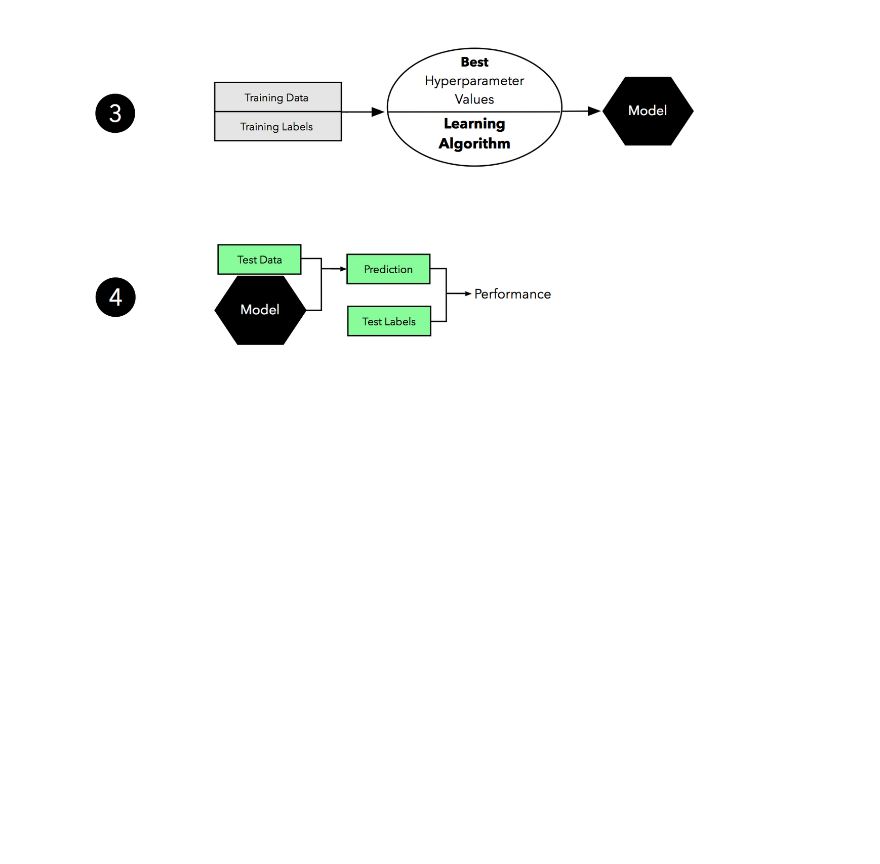
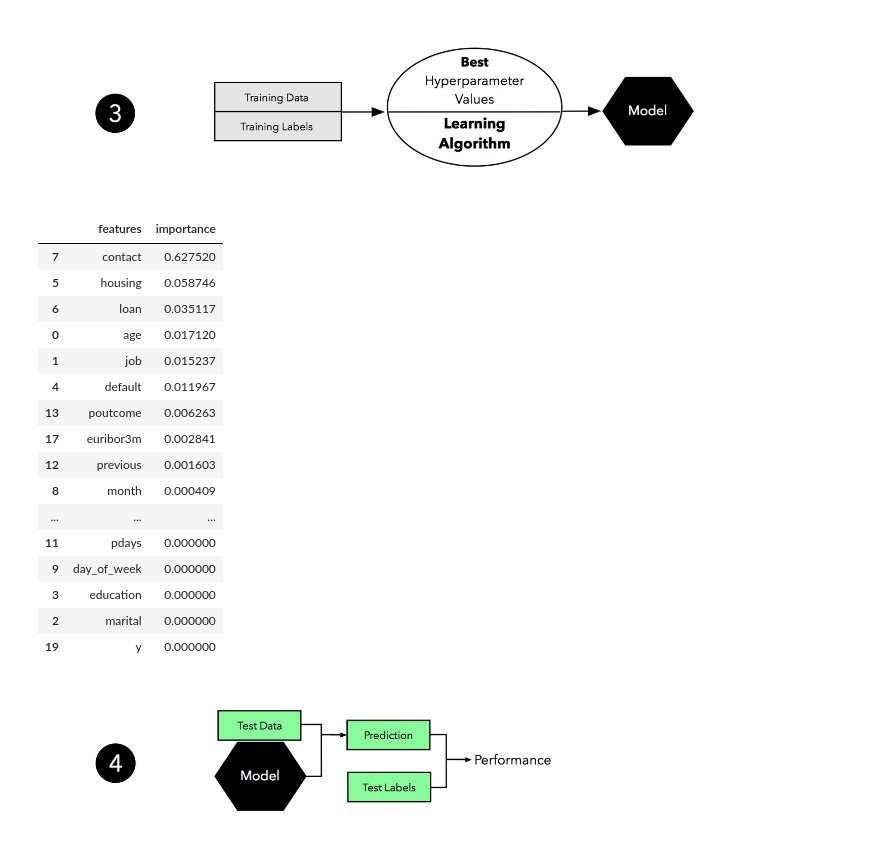
Before and after one commit to kwarodom/sidtechtalent, a Jupyter notebook: ML-Week3/Exercise/exercise.ipynb, the cells around one changed output. Saved outputs shown, nothing was run; the diff lists cells and outputs as text; code cells hidden in the pictures; blank space fills up the shorter version.

```diff
--- a/ML-Week3/Exercise/exercise.ipynb
+++ b/ML-Week3/Exercise/exercise.ipynb
@@ -109,7 +128,7 @@ Image(filename='images/ms_1.png', width=1000)
 from sklearn.model_selection import train_test_split
 
 X_train, X_test, y_train, y_test = \
-    train_test_split(X, y,
+    train_test_split(xData, y,
                      test_size=0.2,
                      stratify=y,
                      random_state=1)
@@ -132,3 +192,33 @@ SELECT BEST ESTIMATOR IN EACH ALGORITHM
+# %%
+"""
+SELECT BEST ESTIMATOR IN EACH ALGORITHM
+"""
+best_lr = gs_lr.best_estimator_
+best_dt = gs_dt.best_estimator_
+
+import numpy as np
+dt = gs_dt.best_estimator_.named_steps['decisiontreeclassifier']
+
+pd.DataFrame(list(zip(df.columns, np.transpose(dt.feature_importances_))),
+            columns=['features','importance']).sort_values('importance', axis=0, ascending=False)
+# %% [output]
+|  | features | importance |
+| 7 | contact | 0.627520 |
+| 5 | housing | 0.058746 |
+| 6 | loan | 0.035117 |
+| 0 | age | 0.017120 |
+| 1 | job | 0.015237 |
+| 4 | default | 0.011967 |
+| 13 | poutcome | 0.006263 |
+| 17 | euribor3m | 0.002841 |
+| 12 | previous | 0.001603 |
+| 8 | month | 0.000409 |
+| ... | ... | ... |
+| 11 | pdays | 0.000000 |
+| 9 | day_of_week | 0.000000 |
+| 3 | education | 0.000000 |
+| 2 | marital | 0.000000 |
+| 19 | y | 0.000000 |
 # %%
 Image(filename='images/ms_4.png', width=1000)
 # %% [output]
```
Also changed, not shown: parts of 10 cells of this notebook.
